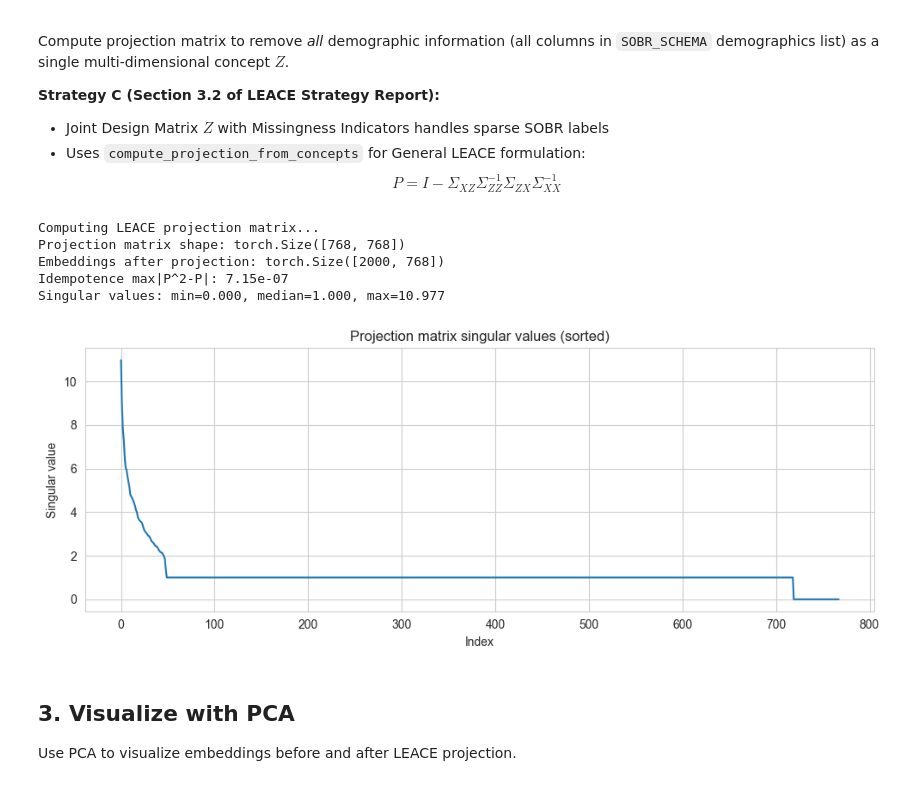
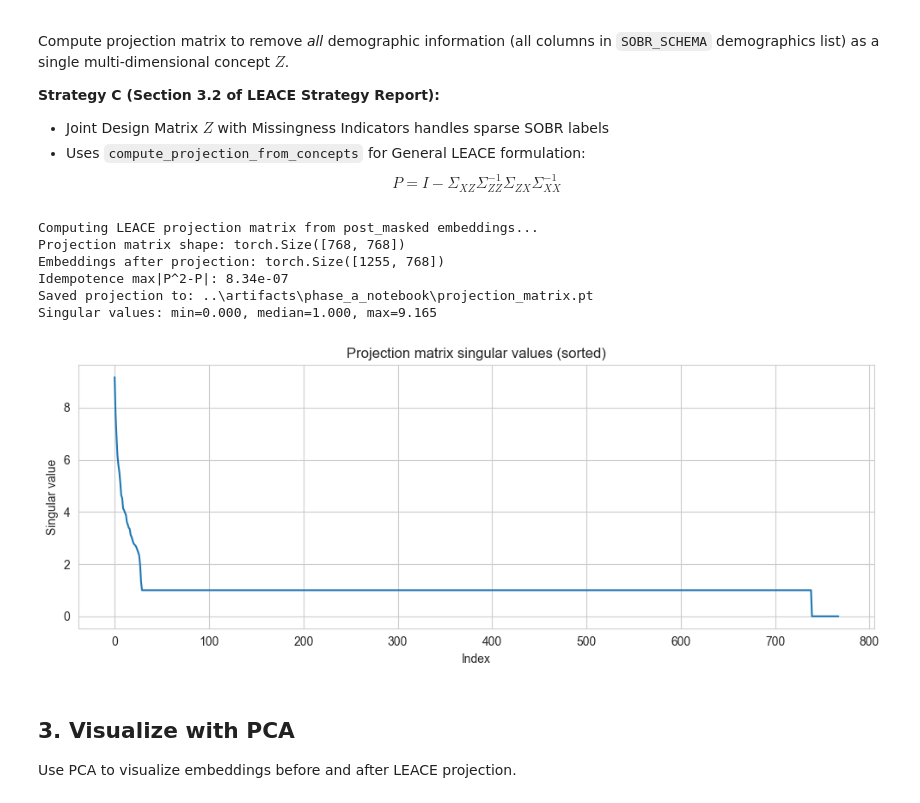
Before and after one commit to A-DaRo/language_and_ai, a Jupyter notebook: notebooks/03_leace_visualization.ipynb, the cells around one changed output. Saved outputs shown, nothing was run; the diff lists cells and outputs as text; code cells hidden in the pictures.

```diff
--- a/notebooks/03_leace_visualization.ipynb
+++ b/notebooks/03_leace_visualization.ipynb
@@ -167,41 +170,65 @@ Compute projection matrix to remove *all* demographic information (all columns i
 - Uses `compute_projection_from_concepts` for General LEACE formulation:
 $$ P = I - \Sigma_{XZ} \Sigma_{ZZ}^{-1} \Sigma_{ZX} \Sigma_{XX}^{-1} $$
 # %%
-# Compute projection matrix
-print("Computing LEACE projection matrix...")
+# Compute projection matrix (Strategy C: joint Z with missing indicators)
+print("Computing LEACE projection matrix from post_masked embeddings...")
 projection_matrix = leace.compute_projection_from_concepts(embeddings_before, concepts)
 
-projection_matrix_cpu = projection_matrix.detach().to("cpu", dtype=torch.float32)
+# Move to CPU for stable saving + downstream numpy/pandas ops
+P = projection_matrix.detach().to("cpu", dtype=torch.float32)
+X_before = embeddings_before.detach().to("cpu", dtype=torch.float32)
+
 # Apply projection
-embeddings_after = embeddings_before @ projection_matrix_cpu.T
-
-print(f"Projection matrix shape: {projection_matrix.shape}")
+embeddings_after = X_before @ P.T
+print(f"Projection matrix shape: {P.shape}")
 print(f"Embeddings after projection: {embeddings_after.shape}")
 
 # Projection diagnostics (aligns with validator expectations)
-P = projection_matrix.detach().to("cpu", dtype=torch.float32)
 idempotence_err = torch.abs(P @ P - P).max().item()
 print(f"Idempotence max|P^2-P|: {idempotence_err:.2e}")
+
+# Save projection matrix artifact
+out_dir = Path("../artifacts/phase_a_notebook")
+out_dir.mkdir(parents=True, exist_ok=True)
+projection_path = out_dir / "projection_matrix.pt"
+torch.save(P, projection_path)
+
+meta = {
+    "source_dataset": str(dataset_path),
+    "uses_text_column": "post_masked",
+    "strategy": "C (joint concept matrix Z with missingness indicators)",
+    "n_rows": int(len(table)),
+    "embedding_dim": int(X_before.shape[1]),
+    "concept_dim": int(concepts.shape[1]),
+    "seed": int(pipeline.config["seed"]),
+    "idempotence_max_abs_P2_minus_P": float(idempotence_err),
+}
+(out_dir / "projection_matrix_meta.json").write_text(json.dumps(meta, indent=2))
+print(f"Saved projection to: {projection_path}")
 
 # Singular values as a rough measure of projection impact
 sv = torch.linalg.svdvals(P)
 sv_np = sv.cpu().numpy()
 print(f"Singular values: min={sv_np.min():.3f}, median={np.median(sv_np):.3f}, max={sv_np.max():.3f}")
 
 plt.figure(figsize=(10, 4))
 plt.plot(np.sort(sv_np)[::-1])
 plt.title("Projection matrix singular values (sorted)")
 plt.xlabel("Index")
 plt.ylabel("Singular value")
 plt.tight_layout()
 plt.show()
+
+# Viz subset after projection
+embeddings_after_viz = embeddings_after[viz_indices_t]
 # %% [output]
-Computing LEACE projection matrix...
+Computing LEACE projection matrix from post_masked embeddings...
 Projection matrix shape: torch.Size([768, 768])
-Embeddings after projection: torch.Size([2000, 768])
-Idempotence max|P^2-P|: 7.15e-07
-Singular values: min=0.000, median=1.000, max=10.977
+Embeddings after projection: torch.Size([1255, 768])
+Idempotence max|P^2-P|: 8.34e-07
+Saved projection to: ..\artifacts\phase_a_notebook\projection_matrix.pt
+Singular values: min=0.000, median=1.000, max=9.165
-[figure, old version]
+[figure, new version]
 # %% [markdown]
 ## 3. Visualize with PCA
 
```
Also changed, not shown: parts of 8 cells of this notebook, 14 other files.
